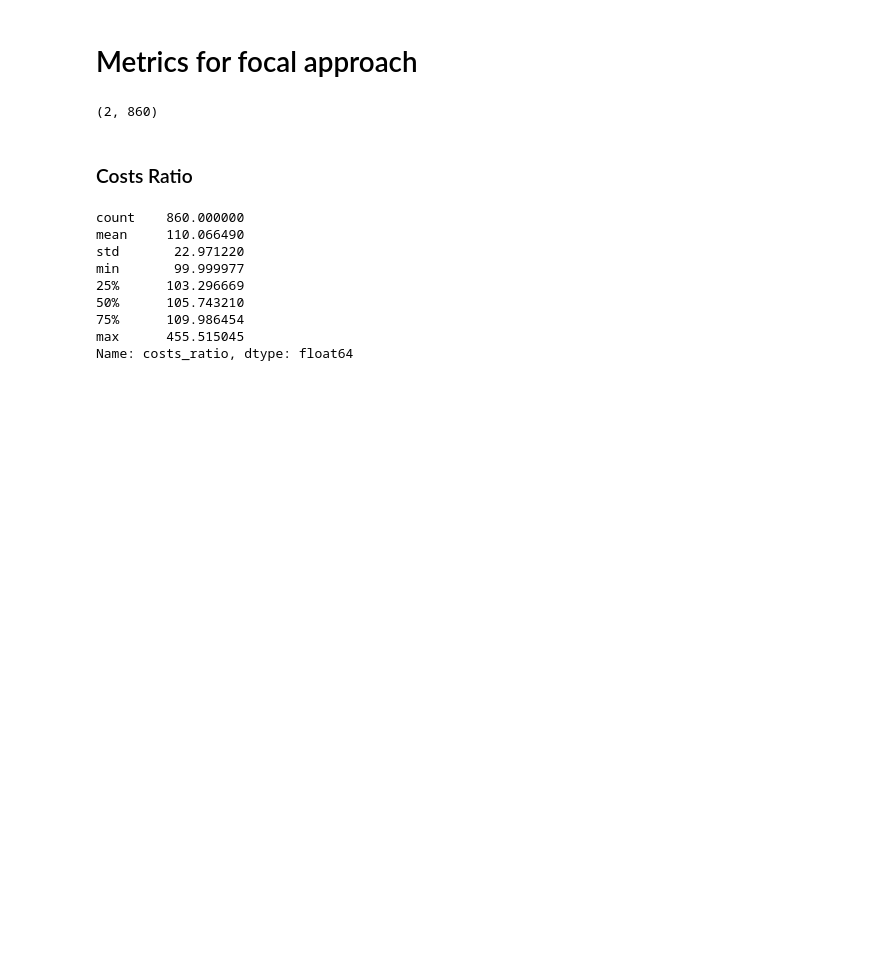
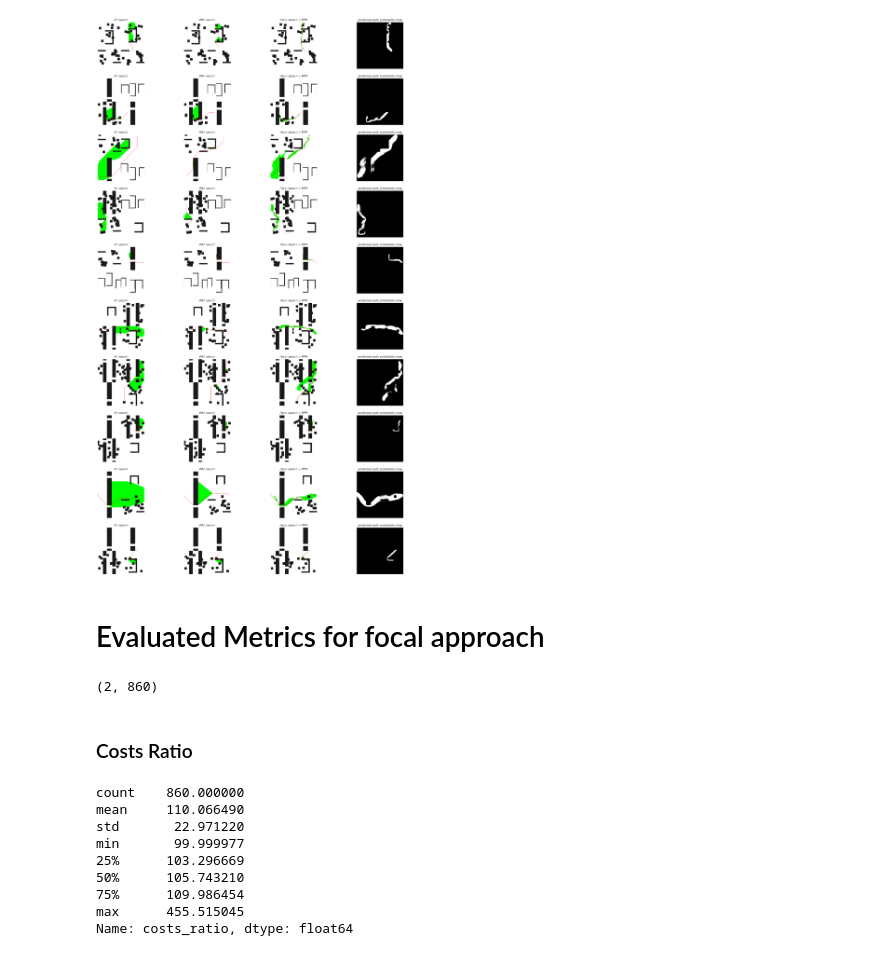
Before and after one commit to LogicZMaksimka/TransPath-Project, a Jupyter notebook: visualise_metrics.ipynb, the cells around one changed output. Cells and saved outputs as stored; diff of their text form; code cells hidden in the pictures; blank space fills up the shorter version.

Commit message:
added example to visualise

```diff
--- a/visualise_metrics.ipynb
+++ b/visualise_metrics.ipynb
@@ -7,0 +34,10 @@ sns.set_theme()
+# %%
+model_focal = Autoencoder(mode=mode)
+if ".pth" in state_dict_path:
+    checkpoint = torch.load(state_dict_path)
+else:
+    checkpoint = torch.load(state_dict_path)["state_dict"]
+# print(checkpoint["state_dict"].keys())
+model_focal.load_state_dict(checkpoint)
+model_focal.to(device)
+model_focal.eval()
@@ -7,0 +62,10 @@ sns.set_theme()
+# %%
+map_design, start, goal, gt_heatmap = samples
+
+inputs_sg = torch.cat([map_design, start + goal], dim=1) if mode == 'f' else torch.cat([map_design, goal], dim=1)
+inputs_sg.to(device)
+
+f_planner = DifferentiableDiagAstar(mode='f')
+fw100_planner = DifferentiableDiagAstar(mode='f', f_w=100)
+w2_planner = DifferentiableDiagAstar(mode='default', h_w=2)
+vanilla_planner = DifferentiableDiagAstar(mode='default', h_w=1)
@@ -8,5 +94,45 @@ sns.set_theme()
+# %%
+def transform_plan(image):
+    result = torch.ones_like(image)
+    result[image[:, :, 0] == 1] = torch.tensor([0.1, 0.1, 0.1])
+    result[image[:, :, 1] == 1] = torch.tensor([1., 0., 0])
+    result[image[:, :, 2] == 1] = torch.tensor([0., 1, 0.])
+    return result
+
+
+fig, ax = plt.subplots(batch_size, 4, figsize=(25, 42))
+
+for i in range(batch_size):
+    ax[i][0].imshow(
+        transform_plan(torch.moveaxis(torch.cat(
+        [map_design, outputs_vanilla.paths, outputs_vanilla.histories - outputs_vanilla.paths], dim=1)[i], 0, 2)))
+    ax[i][0].set_xticks([])
+    ax[i][0].set_yticks([])
+    ax[i][0].set_title(f'A* search')
+
+    ax[i][1].imshow(
+        transform_plan(torch.moveaxis(torch.cat(
+        [map_design, outputsw2.paths, outputsw2.histories - outputsw2.paths], dim=1)[i], 0, 2)))
+    ax[i][1].set_xticks([])
+    ax[i][1].set_yticks([])
+    ax[i][1].set_title(f'WA* search')
+
+    ax[i][2].imshow(
+        transform_plan(torch.moveaxis(torch.cat(
+        [map_design, outputs_fw100.paths, outputs_fw100.histories - outputs_fw100.paths], dim=1)[i], 0, 2)))
+    ax[i][2].set_xticks([])
+    ax[i][2].set_yticks([])
+    ax[i][2].set_title(f'Focal search + PPM')
+
+
+    ax[i][3].imshow(pred_f[i, 0], cmap='gray')
+    ax[i][3].set_xticks([])
+    ax[i][3].set_yticks([])
+    ax[i][3].set_title(f'predicted path probability map')
+# %% [output]
+[figure, added]
 # %% [markdown]
-# Metrics for focal approach
+# Evaluated Metrics for focal approach
 # %%
 metrics_cost_path = "./data/metrics/cost_ratio.npy"
 metrics_expansions_path = "./data/metrics/expansions_ratio.npy"
```
Also changed, not shown: parts of 6 cells of this notebook.
